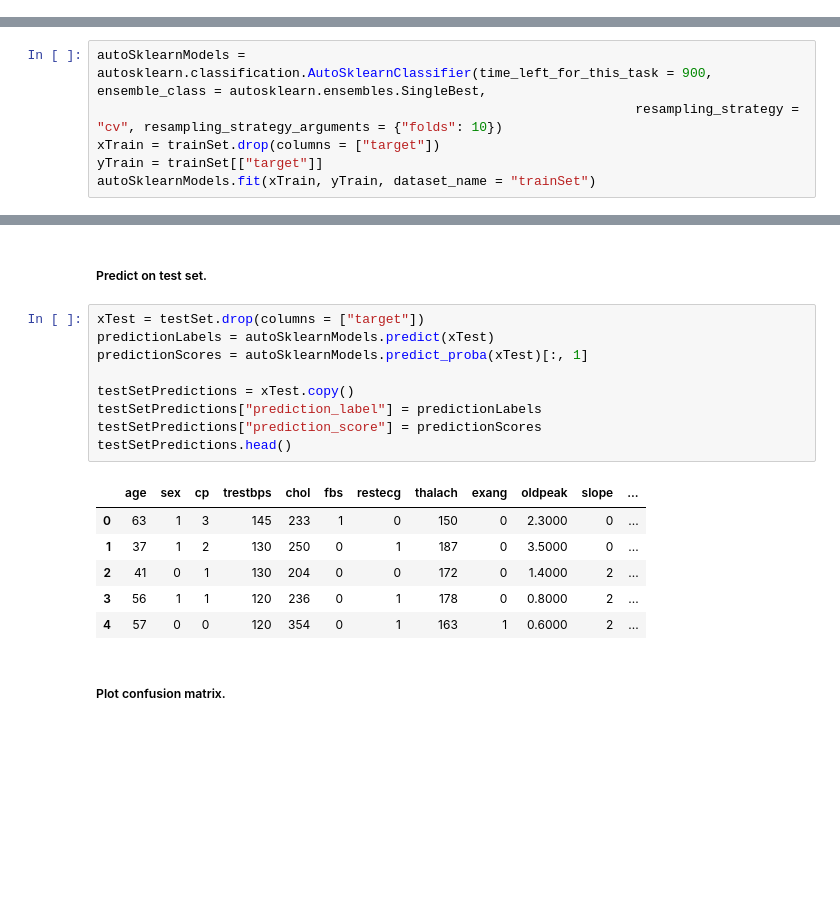
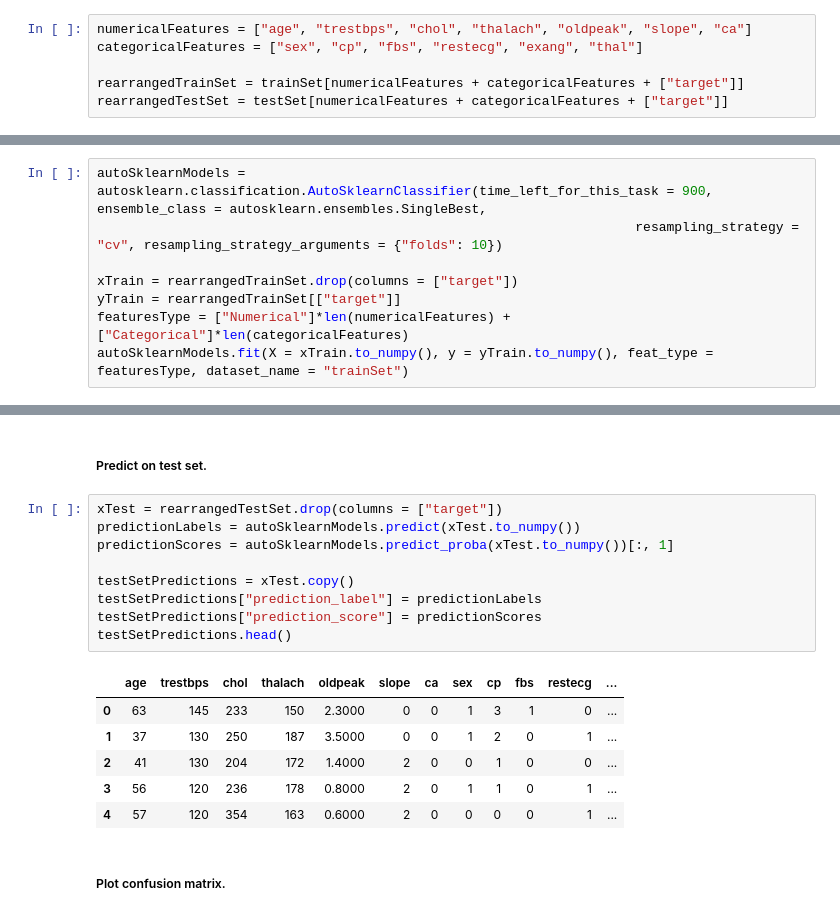
Before and after one commit to bmarquez429/AI-ML-DS-Excursions, a Jupyter notebook: 4_autoML/autoML.ipynb, the cells around one changed output, grey strips where cells are left out. Cells and saved outputs as stored; diff of their text form; blank space fills up the shorter version.

```diff
--- a/4_autoML/autoML.ipynb
+++ b/4_autoML/autoML.ipynb
@@ -206,9 +151,17 @@ $\hspace{1in}$
+# %%
+numericalFeatures = ["age", "trestbps", "chol", "thalach", "oldpeak", "slope", "ca"]
+categoricalFeatures = ["sex", "cp", "fbs", "restecg", "exang", "thal"]
+
+rearrangedTrainSet = trainSet[numericalFeatures + categoricalFeatures + ["target"]]
+rearrangedTestSet = testSet[numericalFeatures + categoricalFeatures + ["target"]]
 # %% [markdown]
 Create models, fit them to the training set, and choose the best model.
 # %%
 autoSklearnModels = autosklearn.classification.AutoSklearnClassifier(time_left_for_this_task = 900, ensemble_class = autosklearn.ensembles.SingleBest,
                                                                      resampling_strategy = "cv", resampling_strategy_arguments = {"folds": 10})
-xTrain = trainSet.drop(columns = ["target"])
-yTrain = trainSet[["target"]]
-autoSklearnModels.fit(xTrain, yTrain, dataset_name = "trainSet")
+
+xTrain = rearrangedTrainSet.drop(columns = ["target"])
+yTrain = rearrangedTrainSet[["target"]]
+featuresType = ["Numerical"]*len(numericalFeatures) + ["Categorical"]*len(categoricalFeatures)
+autoSklearnModels.fit(X = xTrain.to_numpy(), y = yTrain.to_numpy(), feat_type = featuresType, dataset_name = "trainSet")
 # %% [output]
@@ -295,21 +256,21 @@ autoSklearnModels.show_models()
 # %% [markdown]
 ##### Predict on test set.
 # %%
-xTest = testSet.drop(columns = ["target"])
-predictionLabels = autoSklearnModels.predict(xTest)
-predictionScores = autoSklearnModels.predict_proba(xTest)[:, 1]
+xTest = rearrangedTestSet.drop(columns = ["target"])
+predictionLabels = autoSklearnModels.predict(xTest.to_numpy())
+predictionScores = autoSklearnModels.predict_proba(xTest.to_numpy())[:, 1]
 
 testSetPredictions = xTest.copy()
 testSetPredictions["prediction_label"] = predictionLabels
 testSetPredictions["prediction_score"] = predictionScores
 testSetPredictions.head()
 # %% [output]
-|  | age | sex | cp | trestbps | chol | fbs | restecg | thalach | exang | oldpeak | slope | ... |
-| 0 | 63 | 1 | 3 | 145 | 233 | 1 | 0 | 150 | 0 | 2.3000 | 0 | ... |
-| 1 | 37 | 1 | 2 | 130 | 250 | 0 | 1 | 187 | 0 | 3.5000 | 0 | ... |
-| 2 | 41 | 0 | 1 | 130 | 204 | 0 | 0 | 172 | 0 | 1.4000 | 2 | ... |
-| 3 | 56 | 1 | 1 | 120 | 236 | 0 | 1 | 178 | 0 | 0.8000 | 2 | ... |
-| 4 | 57 | 0 | 0 | 120 | 354 | 0 | 1 | 163 | 1 | 0.6000 | 2 | ... |
+|  | age | trestbps | chol | thalach | oldpeak | slope | ca | sex | cp | fbs | restecg | ... |
+| 0 | 63 | 145 | 233 | 150 | 2.3000 | 0 | 0 | 1 | 3 | 1 | 0 | ... |
+| 1 | 37 | 130 | 250 | 187 | 3.5000 | 0 | 0 | 1 | 2 | 0 | 1 | ... |
+| 2 | 41 | 130 | 204 | 172 | 1.4000 | 2 | 0 | 0 | 1 | 0 | 0 | ... |
+| 3 | 56 | 120 | 236 | 178 | 0.8000 | 2 | 0 | 1 | 1 | 0 | 1 | ... |
+| 4 | 57 | 120 | 354 | 163 | 0.6000 | 2 | 0 | 0 | 0 | 0 | 1 | ... |
 # %% [markdown]
 ##### Plot confusion matrix.
 # %%
```
Also changed, not shown: parts of 24 cells of this notebook.
